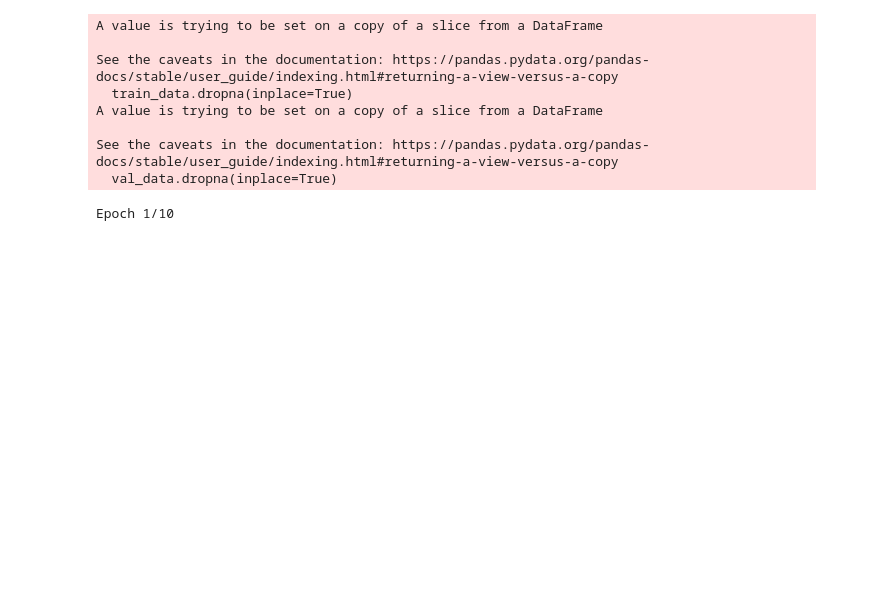
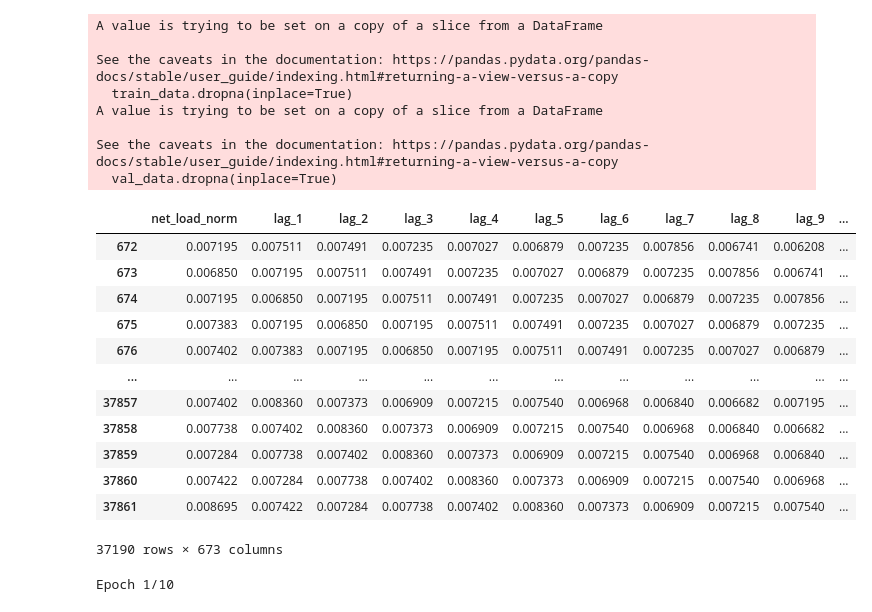
Before and after one commit to dguiraldes/aml_project, a Jupyter notebook: Adri_GRU_2.ipynb, the cells around one changed output. Drawn from its saved outputs; the diff is of its cells as text; code cells hidden in the pictures; blank space fills up the shorter version.

```diff
--- a/Adri_GRU_2.ipynb
+++ b/Adri_GRU_2.ipynb
@@ -113,6 +113,22 @@ A value is trying to be set on a copy of a slice from a DataFrame
 
 See the caveats in the documentation: https://pandas.pydata.org/pandas-docs/stable/user_guide/indexing.html#returning-a-view-versus-a-copy
   val_data.dropna(inplace=True)
+# %%
+train_data
+# %% [output]
+|  | net_load_norm | lag_1 | lag_2 | lag_3 | lag_4 | lag_5 | lag_6 | lag_7 | lag_8 | lag_9 | ... |
+| 672 | 0.007195 | 0.007511 | 0.007491 | 0.007235 | 0.007027 | 0.006879 | 0.007235 | 0.007856 | 0.006741 | 0.006208 | ... |
+| 673 | 0.006850 | 0.007195 | 0.007511 | 0.007491 | 0.007235 | 0.007027 | 0.006879 | 0.007235 | 0.007856 | 0.006741 | ... |
+| 674 | 0.007195 | 0.006850 | 0.007195 | 0.007511 | 0.007491 | 0.007235 | 0.007027 | 0.006879 | 0.007235 | 0.007856 | ... |
+| 675 | 0.007383 | 0.007195 | 0.006850 | 0.007195 | 0.007511 | 0.007491 | 0.007235 | 0.007027 | 0.006879 | 0.007235 | ... |
+| 676 | 0.007402 | 0.007383 | 0.007195 | 0.006850 | 0.007195 | 0.007511 | 0.007491 | 0.007235 | 0.007027 | 0.006879 | ... |
+| ... | ... | ... | ... | ... | ... | ... | ... | ... | ... | ... | ... |
+| 37857 | 0.007402 | 0.008360 | 0.007373 | 0.006909 | 0.007215 | 0.007540 | 0.006968 | 0.006840 | 0.006682 | 0.007195 | ... |
+| 37858 | 0.007738 | 0.007402 | 0.008360 | 0.007373 | 0.006909 | 0.007215 | 0.007540 | 0.006968 | 0.006840 | 0.006682 | ... |
+| 37859 | 0.007284 | 0.007738 | 0.007402 | 0.008360 | 0.007373 | 0.006909 | 0.007215 | 0.007540 | 0.006968 | 0.006840 | ... |
+| 37860 | 0.007422 | 0.007284 | 0.007738 | 0.007402 | 0.008360 | 0.007373 | 0.006909 | 0.007215 | 0.007540 | 0.006968 | ... |
+| 37861 | 0.008695 | 0.007422 | 0.007284 | 0.007738 | 0.007402 | 0.008360 | 0.007373 | 0.006909 | 0.007215 | 0.007540 | ... |
+37190 rows × 673 columns
 # %%
 gru_model.compile(loss='mae', optimizer=Adam(learning_rate=0.0001), metrics=[MeanAbsoluteError()])
 gru_model.fit(X_train, y_train, validation_data=(X_val, y_val), epochs=10)
```
Also changed, not shown: parts of 7 cells of this notebook.
